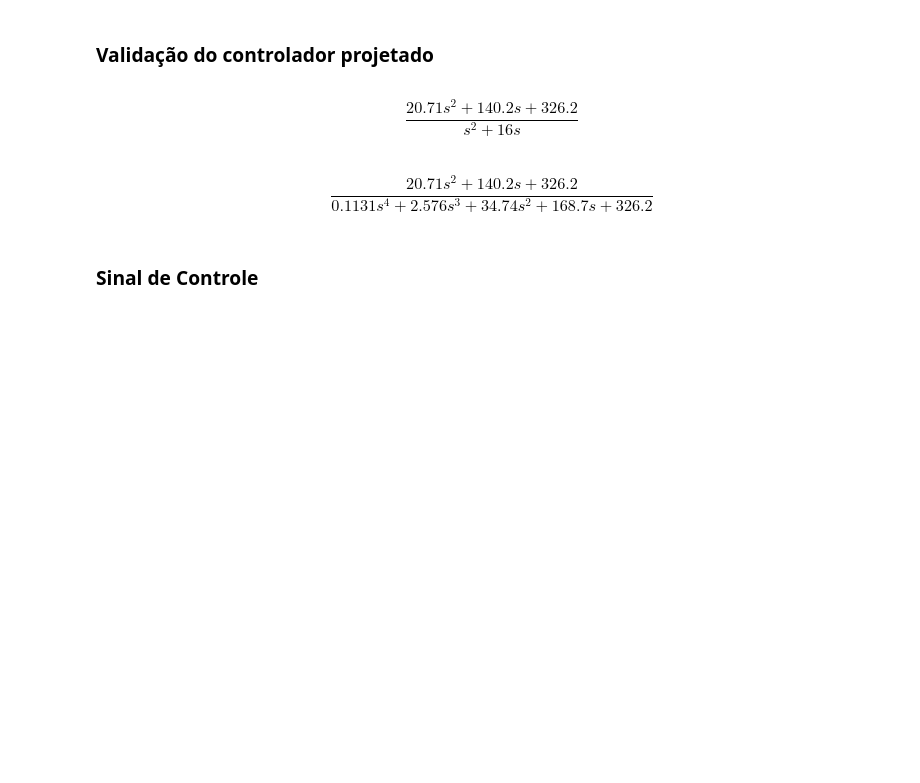
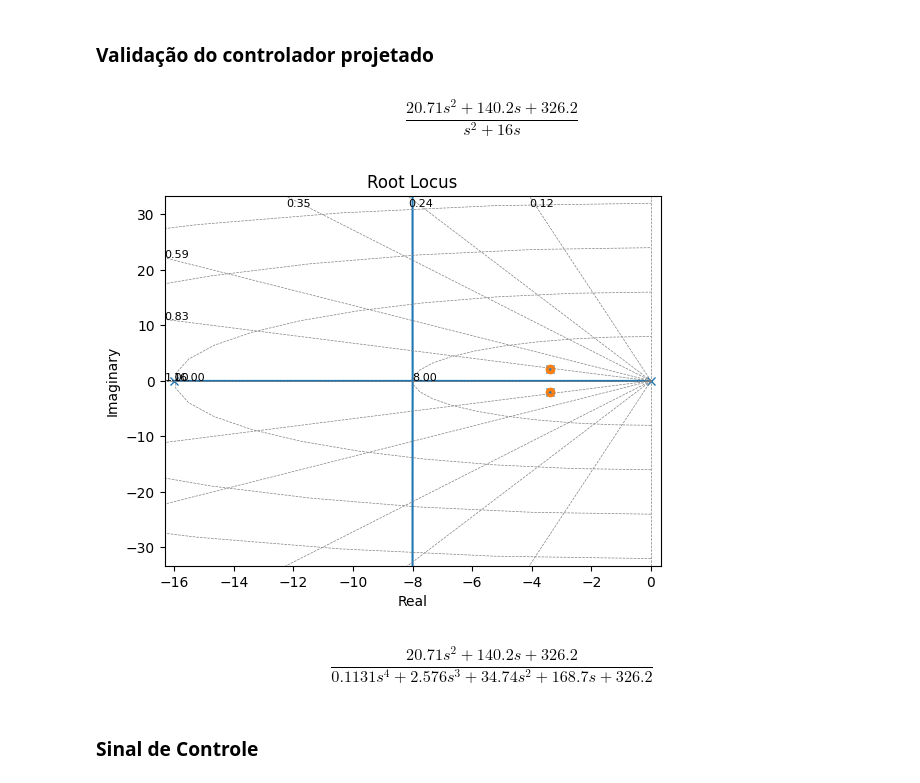
Before and after one commit to Oseiasdfarias/Projeto_Tcc_Oseias_Oficial, a Jupyter notebook: Identificacao_de_Sistemas/identificacao_aeropendulo/ident_up/projeto_controlePI.ipynb, the cells around one changed output. Cells and saved outputs as stored; diff of their text form; code cells hidden in the pictures; blank space fills up the shorter version.

```diff
--- a/Identificacao_de_Sistemas/identificacao_aeropendulo/ident_up/projeto_controlePI.ipynb
+++ b/Identificacao_de_Sistemas/identificacao_aeropendulo/ident_up/projeto_controlePI.ipynb
@@ -159,6 +163,10 @@ Cs_teste = ct.tf(num_cs, den_cs)
 Cs_teste
 # %% [output]
 $$\frac{20.71 s^2 + 140.2 s + 326.2}{s^2 + 16 s}$$
+# %%
+ct.rlocus(Cs_teste*Gs);
+# %% [output]
+[figure, added]
 # %%
 MF = ct.feedback(Cs_teste*Gs, 1, -1)
 MF
```
Also changed, not shown: parts of 2 cells of this notebook, 10 other files.
